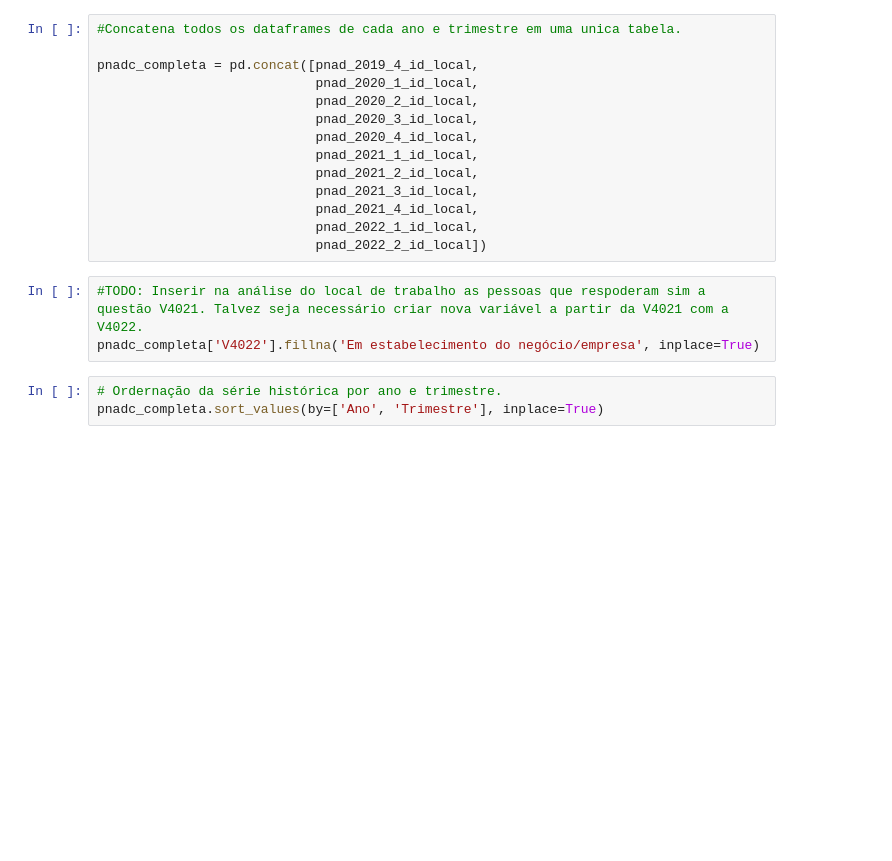
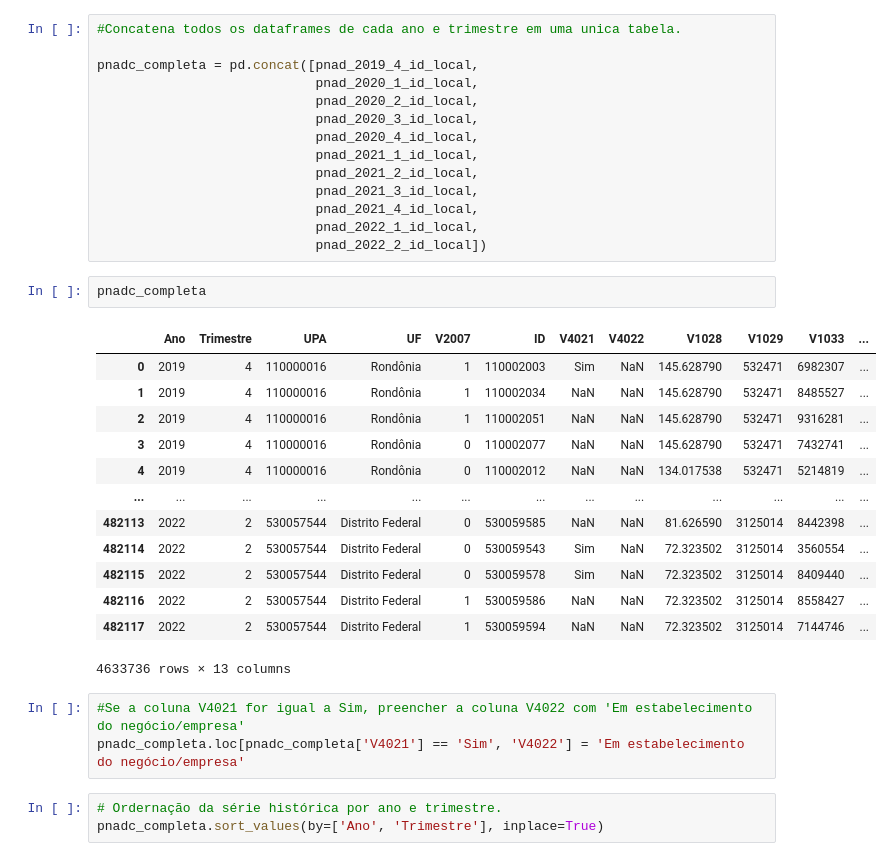
Before and after one commit to msbrasil/Mercado-de-Trabalho-Remoto, a Jupyter notebook: Local de Trabalho.ipynb, the cells around one changed output. Cells and saved outputs as stored; diff of their text form; blank space fills up the shorter version.

```diff
--- a/Local de Trabalho.ipynb
+++ b/Local de Trabalho.ipynb
@@ -201,9 +202,25 @@ pnadc_completa = pd.concat([pnad_2019_4_id_local,
                             pnad_2021_4_id_local,
                             pnad_2022_1_id_local,
                             pnad_2022_2_id_local])
-# %%
-#TODO: Inserir na análise do local de trabalho as pessoas que respoderam sim a questão V4021. Talvez seja necessário criar nova variável a partir da V4021 com a V4022.
-pnadc_completa['V4022'].fillna('Em estabelecimento do negócio/empresa', inplace=True)
+# %%
+pnadc_completa
+# %% [output]
+|  | Ano | Trimestre | UPA | UF | V2007 | ID | V4021 | V4022 | V1028 | V1029 | V1033 | ... |
+| 0 | 2019 | 4 | 110000016 | Rondônia | 1 | 110002003 | Sim | NaN | 145.628790 | 532471 | 6982307 | ... |
+| 1 | 2019 | 4 | 110000016 | Rondônia | 1 | 110002034 | NaN | NaN | 145.628790 | 532471 | 8485527 | ... |
+| 2 | 2019 | 4 | 110000016 | Rondônia | 1 | 110002051 | NaN | NaN | 145.628790 | 532471 | 9316281 | ... |
+| 3 | 2019 | 4 | 110000016 | Rondônia | 0 | 110002077 | NaN | NaN | 145.628790 | 532471 | 7432741 | ... |
+| 4 | 2019 | 4 | 110000016 | Rondônia | 0 | 110002012 | NaN | NaN | 134.017538 | 532471 | 5214819 | ... |
+| ... | ... | ... | ... | ... | ... | ... | ... | ... | ... | ... | ... | ... |
+| 482113 | 2022 | 2 | 530057544 | Distrito Federal | 0 | 530059585 | NaN | NaN | 81.626590 | 3125014 | 8442398 | ... |
+| 482114 | 2022 | 2 | 530057544 | Distrito Federal | 0 | 530059543 | Sim | NaN | 72.323502 | 3125014 | 3560554 | ... |
+| 482115 | 2022 | 2 | 530057544 | Distrito Federal | 0 | 530059578 | Sim | NaN | 72.323502 | 3125014 | 8409440 | ... |
+| 482116 | 2022 | 2 | 530057544 | Distrito Federal | 1 | 530059586 | NaN | NaN | 72.323502 | 3125014 | 8558427 | ... |
+| 482117 | 2022 | 2 | 530057544 | Distrito Federal | 1 | 530059594 | NaN | NaN | 72.323502 | 3125014 | 7144746 | ... |
+4633736 rows × 13 columns
+# %%
+#Se a coluna V4021 for igual a Sim, preencher a coluna V4022 com 'Em estabelecimento do negócio/empresa'
+pnadc_completa.loc[pnadc_completa['V4021'] == 'Sim', 'V4022'] = 'Em estabelecimento do negócio/empresa'
 # %%
 # Ordernação da série histórica por ano e trimestre.
 pnadc_completa.sort_values(by=['Ano', 'Trimestre'], inplace=True)
```
Also changed, not shown: parts of 8 cells of this notebook.
